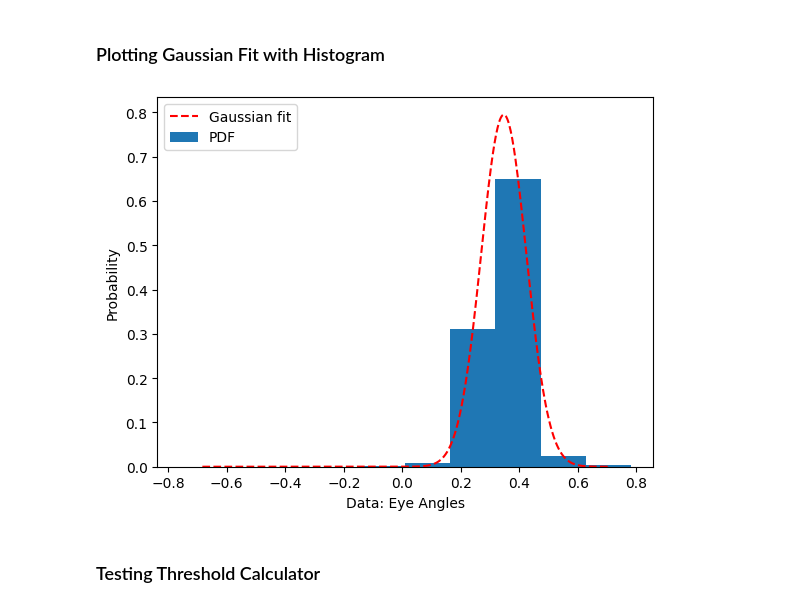
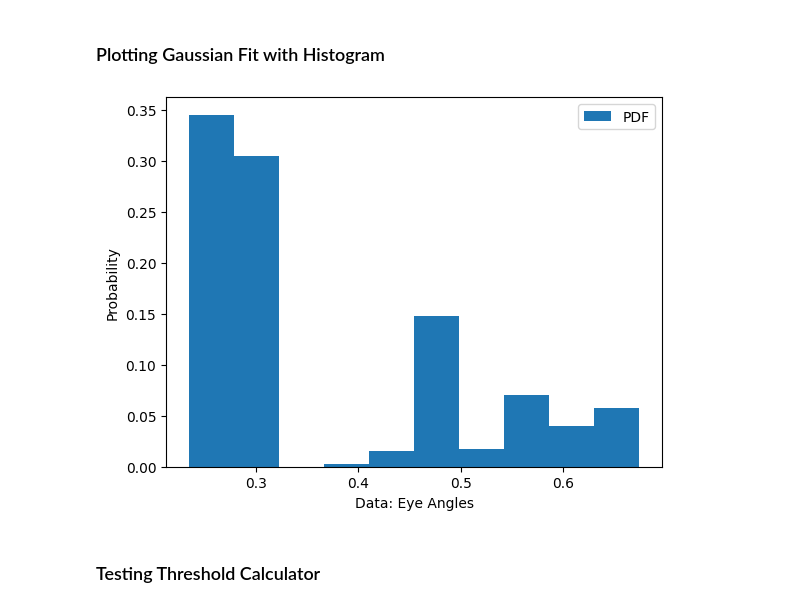
Before and after one commit to katarzyna-kupczyk/prey_capture, a Jupyter notebook: notebooks/vergence_event_finder.ipynb, the cells around one changed output. Saved outputs shown, nothing was run; the diff lists cells and outputs as text; code cells hidden in the pictures.

```diff
--- a/notebooks/vergence_event_finder.ipynb
+++ b/notebooks/vergence_event_finder.ipynb
@@ -131,5 +104,5 @@ Name: L_EYE, Length: 200, dtype: float64
 # %%
-x = fish0['STIM_type_6.SIZE_dot_0.004'][5]
+x = fish0['STIM_type_5.SIZE_dot_0.004'][12]
 # peaks, _ = find_peaks(x, prominence=(0.06))
 # np.diff(peaks)
 plt.plot(x['L_EYE'])
@@ -153,7 +126,7 @@ threshold_list = [calculate_eye_vergence_threshold(df) for df in [data0,data01,d
 # %% [markdown]
 ### Plotting Gaussian Fit with Histogram
 # %%
-data = data0
+data = x
 left = data['L_EYE'].fillna(method='ffill')
 right = data['R_EYE'].fillna(method='ffill')
 x_data = np.concatenate([right,-left])
@@ -161,35 +134,35 @@ x_data = np.concatenate([right,-left])
 #plotting the histogram
 hist, bin_edges = np.histogram(x_data)
 hist=hist/sum(hist)
 
 n = len(hist)
 x_hist=np.zeros((n),dtype=float)
 for ii in range(n):
     x_hist[ii]=(bin_edges[ii+1]+bin_edges[ii])/2
 
 y_hist=hist
 
 mean = sum(x_hist*y_hist)/sum(y_hist)
 sigma = sum(y_hist*(x_hist-mean)**2)/sum(y_hist)
 
 #Gaussian least-square fitting process
 param_optimised,param_covariance_matrix = curve_fit(gauss,x_hist,y_hist,method='dogbox',\
                                                     p0=[max(y_hist),mean,sigma],maxfev=5000)
 fig = plt.figure()
 x_hist_2=np.linspace(np.min(x_hist),np.max(x_hist),500)
-plt.plot(x_hist_2,gauss(x_hist_2,*param_optimised),'r--',label='Gaussian fit')
+# plt.plot(x_hist_2,gauss(x_hist_2,*param_optimised),'r--',label='Gaussian fit')
 
 #Normalise the histogram values
 weights = np.ones_like(x_data) / len(x_data)
 plt.hist(x_data, weights=weights,label='PDF')
 
 #setting the label,title and grid of the plot
 plt.xlabel("Data: Eye Angles")
 plt.ylabel("Probability")
 plt.legend()
 plt.show()
 # %% [output]
-[figure, old version]
+[figure, new version]
 # %% [markdown]
 ### Testing Threshold Calculator
 # %%
```
Also changed, not shown: parts of 21 cells of this notebook.
